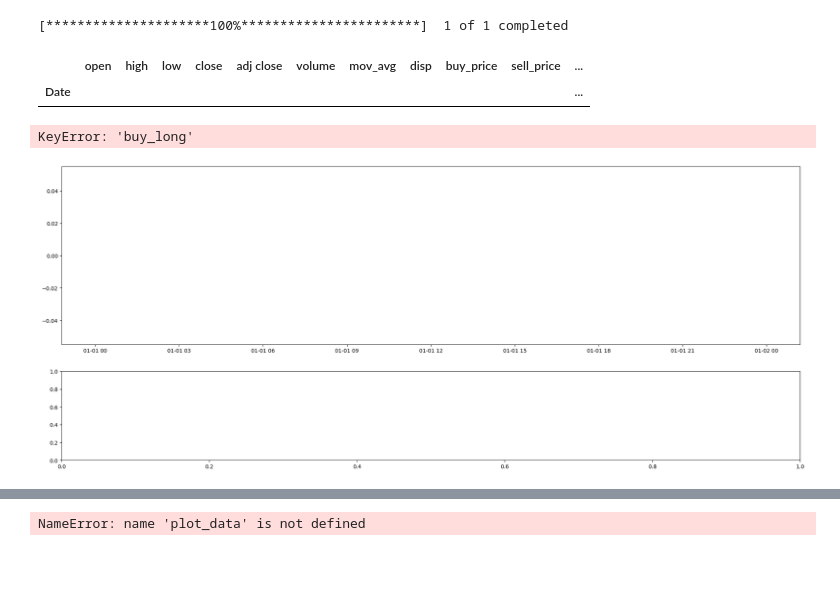
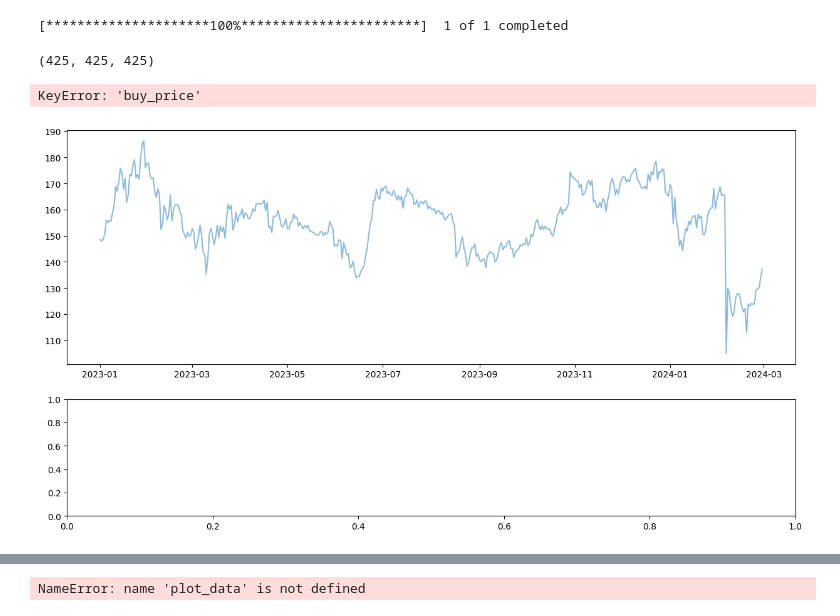
Before and after one commit to HoussamZak/advanced_trading_indicators, a Jupyter notebook: brouillon_test.ipynb, the cells around one changed output, grey strips where cells are left out. Saved outputs shown, nothing was run; the diff lists cells and outputs as text; code cells hidden in the pictures; blank space fills up the shorter version.

Commit message:
disparity index not generating plot

```diff
--- a/brouillon_test.ipynb
+++ b/brouillon_test.ipynb
@@ -21,40 +21,41 @@ df_X = disparity_index(data)
 # %%
-data = disparity_index(data)
+data,buy_prices, sell_prices= disparity_index(data)
-# %%
-data
-# %% [output]
-|  | open | high | low | close | adj close | volume | mov_avg | disp | buy_price | sell_price | ... |
-| Date |  |  |  |  |  |  |  |  |  |  | ... |
-# %%
-def plot_stock_with_rvi(data):
-
-    # Plotting
-    fig, (ax1, ax2) = plt.subplots(2, 1, figsize=(25, 10), gridspec_kw={'height_ratios': [2, 1]})
-    # Stock price plot with buy and sell signals
-    ax1.plot(data['close'], label='Close Price', color='blue')
-    ax1.scatter(data.index[data['buy_long']], data['close'][data['buy_long']], label='Buy Signal', marker='^', color='green', alpha=1)
-    ax1.scatter(data.index[data['sell_short']], data['close'][data['sell_short']], label='Sell Signal', marker='v', color='red', alpha=1)
-    ax1.set_title('Relative Vigor Index, XMR-USD Stock Price ')
-    ax1.set_ylabel('Price')
-    ax1.legend()
-
-    # RVI plot with buy and sell signals
-    ax2.plot(data['rvi'], label='RVI', color='green')
-    ax2.plot(data['rvi_signal'], label='Signal Line', color='red', linestyle='--')
-    ax2.scatter(data.index[data['buy_long']], data['rvi'][data['buy_long']], label='Buy Signal', marker='^', color='blue', alpha=1)
-    ax2.scatter(data.index[data['sell_short']], data['rvi'][data['sell_short']], label='Sell Signal', marker='v', color='orange', alpha=1)
-    ax2.set_title('Relative Vigor Index (RVI) with Signals')
-    ax2.set_ylabel('RVI')
-    ax2.legend()
-
-    plt.tight_layout()
-    plt.show()
-
-# Example usage
-plot_stock_with_rvi(df_X)
-# %% [output]
-KeyError: 'buy_long'
-[figure, removed]
+# %%
+len(buy_prices), len(sell_prices), len(data)
+# %% [output]
+(425, 425, 425)
+# %%
+def disparity_strategy_and_plot(data):
+
+    data, buy_prices, sell_prices,  = disparity_index(data)
+
+    # Plotting the buy and sell signals along with DI
+    fig, ax = plt.subplots(2, 1, figsize=(15, 8), gridspec_kw={'height_ratios': [2, 1]})
+
+    # Plotting the stock price and signals
+    ax[0].plot(data['close'], label='Close Price', alpha=0.5)
+    ax[0].scatter(data.index, data['buy_price'], label='Buy Signal', marker='^', color='green', s=100)
+    ax[0].scatter(data.index, data['sell_price'], label='Sell Signal', marker='v', color='red', s=100)
+    ax[0].set_title(' - Buy & Sell Signals')
+    ax[0].set_ylabel('Price')
+    ax[0].legend()
+
+    # Plotting the Disparity Index with bars
+    ax[1].bar(data.index, data['disp'], color=np.where(data['disp'] >= 0, '#26a69a', '#ef5350'))
+    ax[1].axhline(0, color='gray', linestyle='--')  # Add a line at zero
+    ax[1].set_title(' - 14-Period Disparity Index')
+    ax[1].set_xlabel('Date')
+    ax[1].set_ylabel('Disparity Index (%)')
+
+    plt.tight_layout()
+    plt.show()
+
+
+# Example usage
+disparity_strategy_and_plot(data)
+# %% [output]
+KeyError: 'buy_price'
+[figure, added]
 # %%
 df_X
 # %% [output]
```
Also changed, not shown: parts of 1 cell of this notebook, 1 other file.
